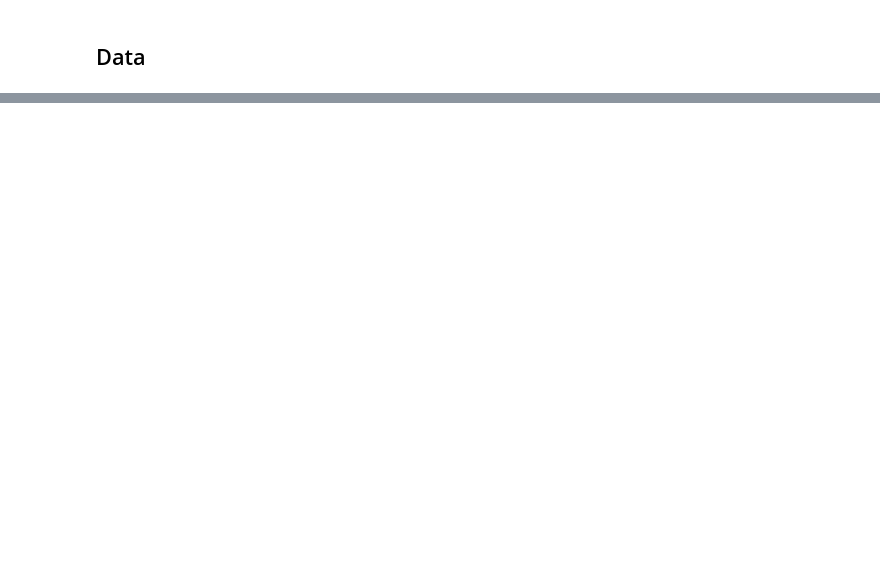
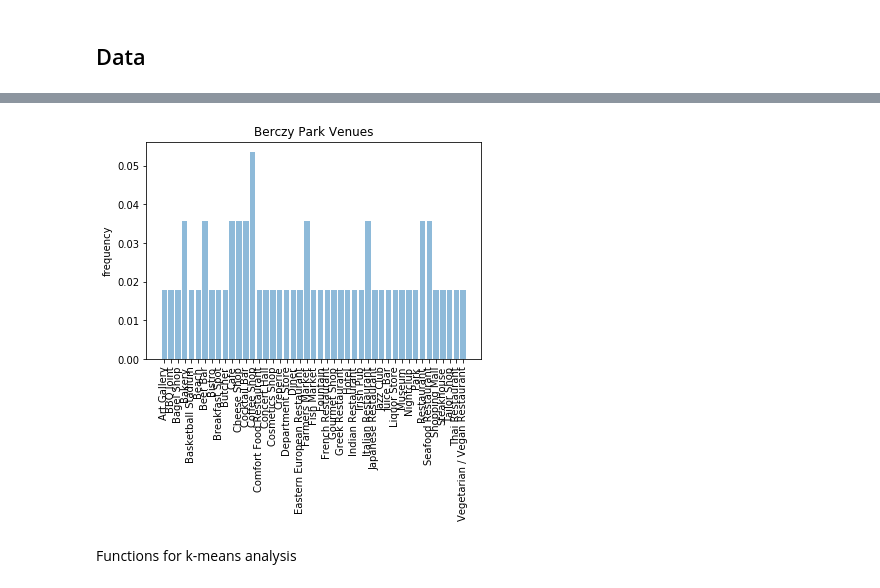
Before and after one commit to byronseppala/Coursera_Capstone, a Jupyter notebook: Market Analysis of Small Businesses in Toronto.ipynb, the cells around one changed output, grey strips where cells are left out. Saved outputs shown, nothing was run; the diff lists cells and outputs as text; code cells hidden in the pictures; blank space fills up the shorter version.

```diff
--- a/Market Analysis of Small Businesses in Toronto.ipynb
+++ b/Market Analysis of Small Businesses in Toronto.ipynb
@@ -23,0 +291,6 @@ I will develop a venue saturation metric grouping by neighborhood and identify g
+# %%
+nPlot('Berczy Park')
+# %% [output]
+[figure, added]
+# %% [markdown]
+Functions for k-means analysis
```
Also changed, not shown: parts of 52 cells of this notebook.
